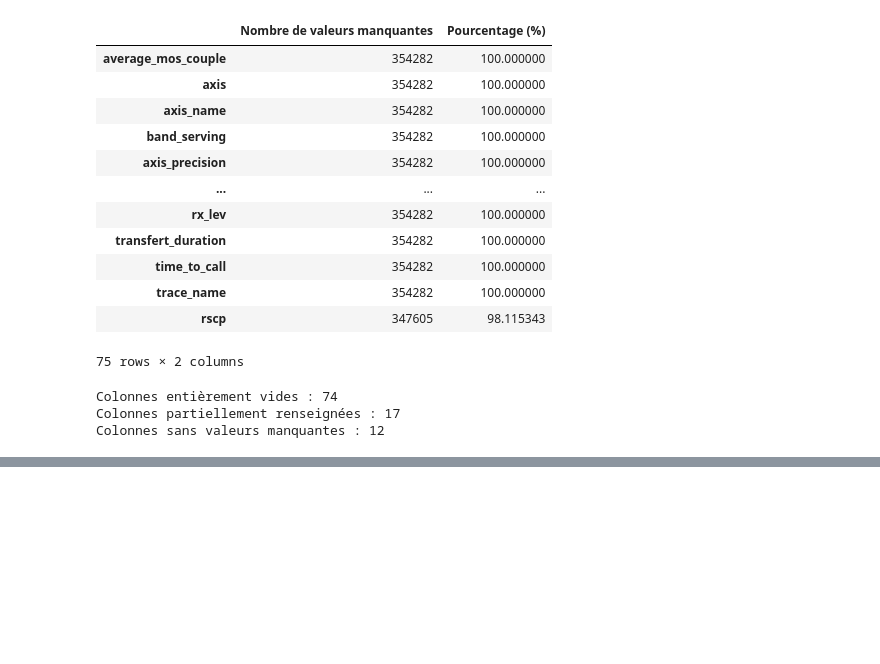
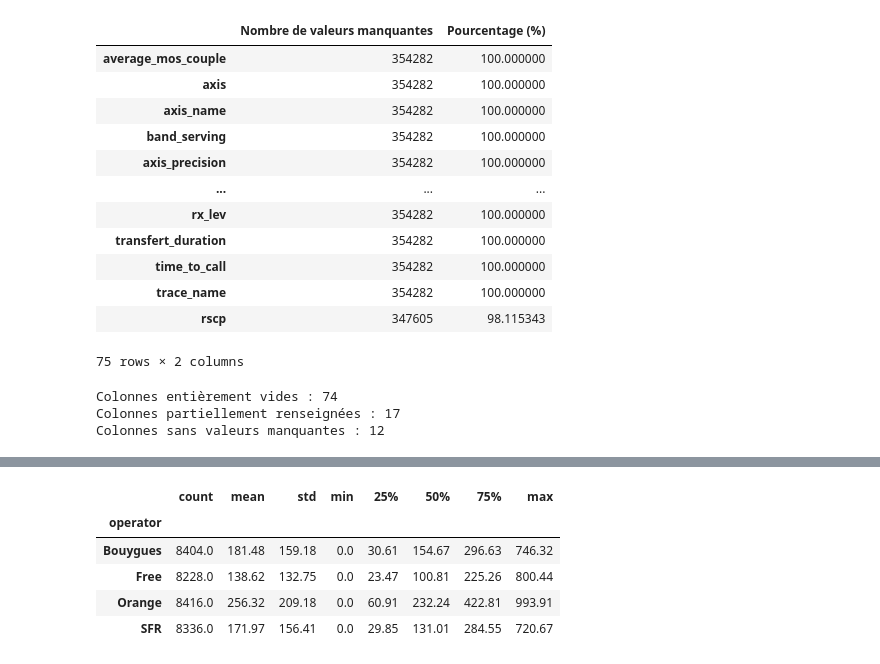
Before and after one commit to SoniaCH613/mobile-network-performance-analysis, a Jupyter notebook: analyses_jupyter/01_data_exploration.ipynb, the cells around one changed output, grey strips where cells are left out. Saved outputs shown, nothing was run; the diff lists cells and outputs as text; code cells hidden in the pictures; blank space fills up the shorter version.

```diff
--- a/analyses_jupyter/01_data_exploration.ipynb
+++ b/analyses_jupyter/01_data_exploration.ipynb
@@ -186,0 +320,22 @@ Colonnes sans valeurs manquantes : 12
+# %%
+# Sélectionner les observations du protocole DOWNLOAD
+mesures_download = donnees_completes[
+    donnees_completes["protocole"] == "DOWNLOAD"
+]
+
+# Calculer les statistiques du débit descendant par opérateur
+stats_debit_dl = mesures_download.groupby("operator")["bitrate_dl"].describe()
+
+# Afficher les résultats
+display(stats_debit_dl.round(2))
+
+#bitrate_dl: c'est le debit descendant autrement dit c'est la vitesse a laquelle le telephone recoit les donnees depuis internet
+#objectif : déterminer quel opérateur présente les meilleurs débits descendants selon les mesures réalisées par l'ARCEP.
+#Remarque : resultat : Orange possede le meilleur debit decsendant
+# %% [output]
+|  | count | mean | std | min | 25% | 50% | 75% | max |
+| operator |  |  |  |  |  |  |  |  |
+| Bouygues | 8404.0 | 181.48 | 159.18 | 0.0 | 30.61 | 154.67 | 296.63 | 746.32 |
+| Free | 8228.0 | 138.62 | 132.75 | 0.0 | 23.47 | 100.81 | 225.26 | 800.44 |
+| Orange | 8416.0 | 256.32 | 209.18 | 0.0 | 60.91 | 232.24 | 422.81 | 993.91 |
+| SFR | 8336.0 | 171.97 | 156.41 | 0.0 | 29.85 | 131.01 | 284.55 | 720.67 |
```
Also changed, not shown: parts of 14 cells of this notebook.
